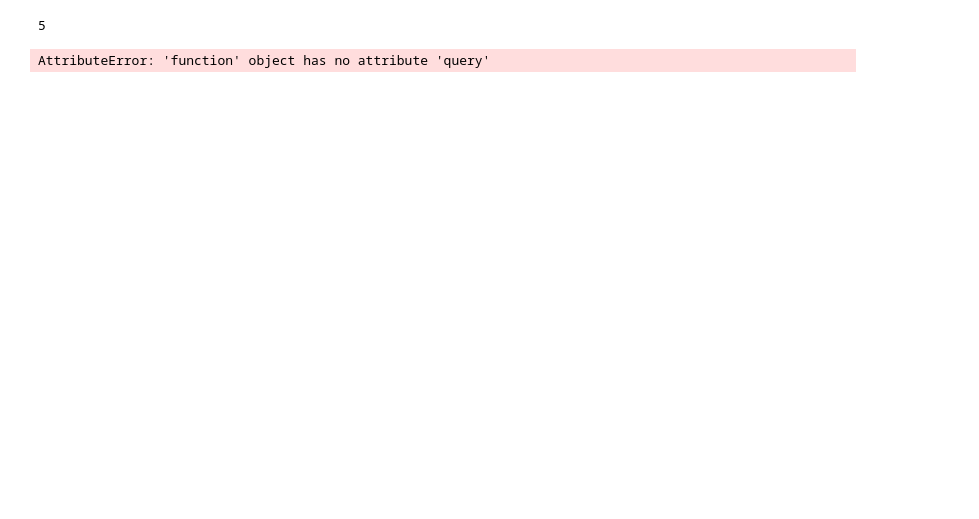
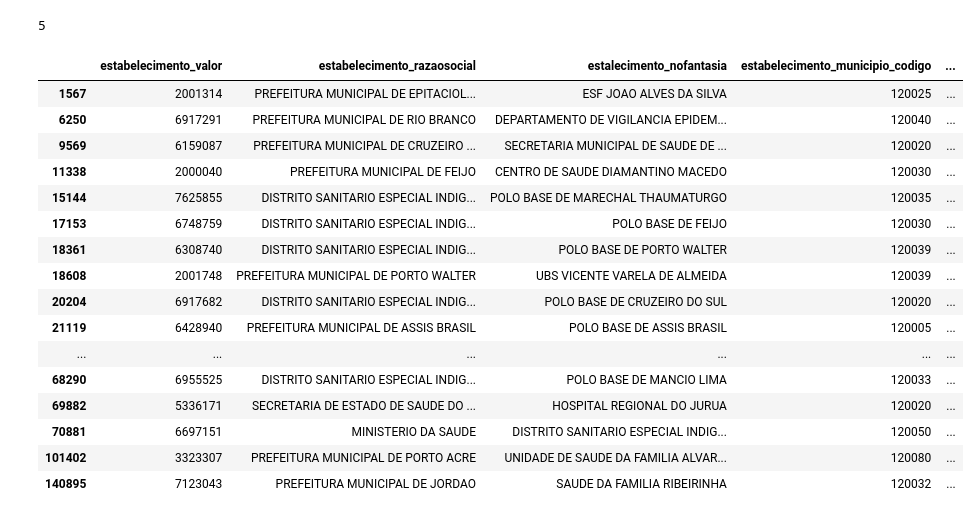
Before and after one commit to diogobr23/volta-zero, a Jupyter notebook: FAZENDO_Mod04 - Tarefa aula 03 a 05 (base)-Copy1.ipynb, the cells around one changed output. Cells and saved outputs as stored; diff of their text form; code cells hidden in the pictures; blank space fills up the shorter version.

```diff
--- a/FAZENDO_Mod04 - Tarefa aula 03 a 05 (base)-Copy1.ipynb
+++ b/FAZENDO_Mod04 - Tarefa aula 03 a 05 (base)-Copy1.ipynb
@@ -260,7 +259,32 @@ df_menor_18['vacina_categoria_nome'].nunique()
 5
 # %%
 # 4) a partir da lista de colunas, escolha somente aquelas que são referentes ao estabelecimento, faça uma lista com esses valores.
+lista_estabelecimentos = df_menor_18[
+    ['estabelecimento_valor',
+     'estabelecimento_razaosocial',
+     'estalecimento_nofantasia',
+     'estabelecimento_municipio_codigo',
+     'estabelecimento_municipio_nome',
+     'estabelecimento_uf']]
-# %% [output]
-AttributeError: 'function' object has no attribute 'query'
 # %%
 # 5)
+df_menor_18_est_sem_duplicates = lista_estabelecimentos.drop_duplicates()
+df_menor_18_est_sem_duplicates
+# %% [output]
+|  | estabelecimento_valor | estabelecimento_razaosocial | estalecimento_nofantasia | estabelecimento_municipio_codigo | ... |
+| 1567 | 2001314 | PREFEITURA MUNICIPAL DE EPITACIOL... | ESF JOAO ALVES DA SILVA | 120025 | ... |
+| 6250 | 6917291 | PREFEITURA MUNICIPAL DE RIO BRANCO | DEPARTAMENTO DE VIGILANCIA EPIDEM... | 120040 | ... |
+| 9569 | 6159087 | PREFEITURA MUNICIPAL DE CRUZEIRO ... | SECRETARIA MUNICIPAL DE SAUDE DE ... | 120020 | ... |
+| 11338 | 2000040 | PREFEITURA MUNICIPAL DE FEIJO | CENTRO DE SAUDE DIAMANTINO MACEDO | 120030 | ... |
+| 15144 | 7625855 | DISTRITO SANITARIO ESPECIAL INDIG... | POLO BASE DE MARECHAL THAUMATURGO | 120035 | ... |
+| 17153 | 6748759 | DISTRITO SANITARIO ESPECIAL INDIG... | POLO BASE DE FEIJO | 120030 | ... |
+| 18361 | 6308740 | DISTRITO SANITARIO ESPECIAL INDIG... | POLO BASE DE PORTO WALTER | 120039 | ... |
+| 18608 | 2001748 | PREFEITURA MUNICIPAL DE PORTO WALTER | UBS VICENTE VARELA DE ALMEIDA | 120039 | ... |
+| 20204 | 6917682 | DISTRITO SANITARIO ESPECIAL INDIG... | POLO BASE DE CRUZEIRO DO SUL | 120020 | ... |
+| 21119 | 6428940 | PREFEITURA MUNICIPAL DE ASSIS BRASIL | POLO BASE DE ASSIS BRASIL | 120005 | ... |
+| ... | ... | ... | ... | ... | ... |
+| 68290 | 6955525 | DISTRITO SANITARIO ESPECIAL INDIG... | POLO BASE DE MANCIO LIMA | 120033 | ... |
+| 69882 | 5336171 | SECRETARIA DE ESTADO DE SAUDE DO ... | HOSPITAL REGIONAL DO JURUA | 120020 | ... |
+| 70881 | 6697151 | MINISTERIO DA SAUDE | DISTRITO SANITARIO ESPECIAL INDIG... | 120050 | ... |
+| 101402 | 3323307 | PREFEITURA MUNICIPAL DE PORTO ACRE | UNIDADE DE SAUDE DA FAMILIA ALVAR... | 120080 | ... |
+| 140895 | 7123043 | PREFEITURA MUNICIPAL DE JORDAO | SAUDE DA FAMILIA RIBEIRINHA | 120032 | ... |
```
Also changed, not shown: parts of 8 cells of this notebook.
